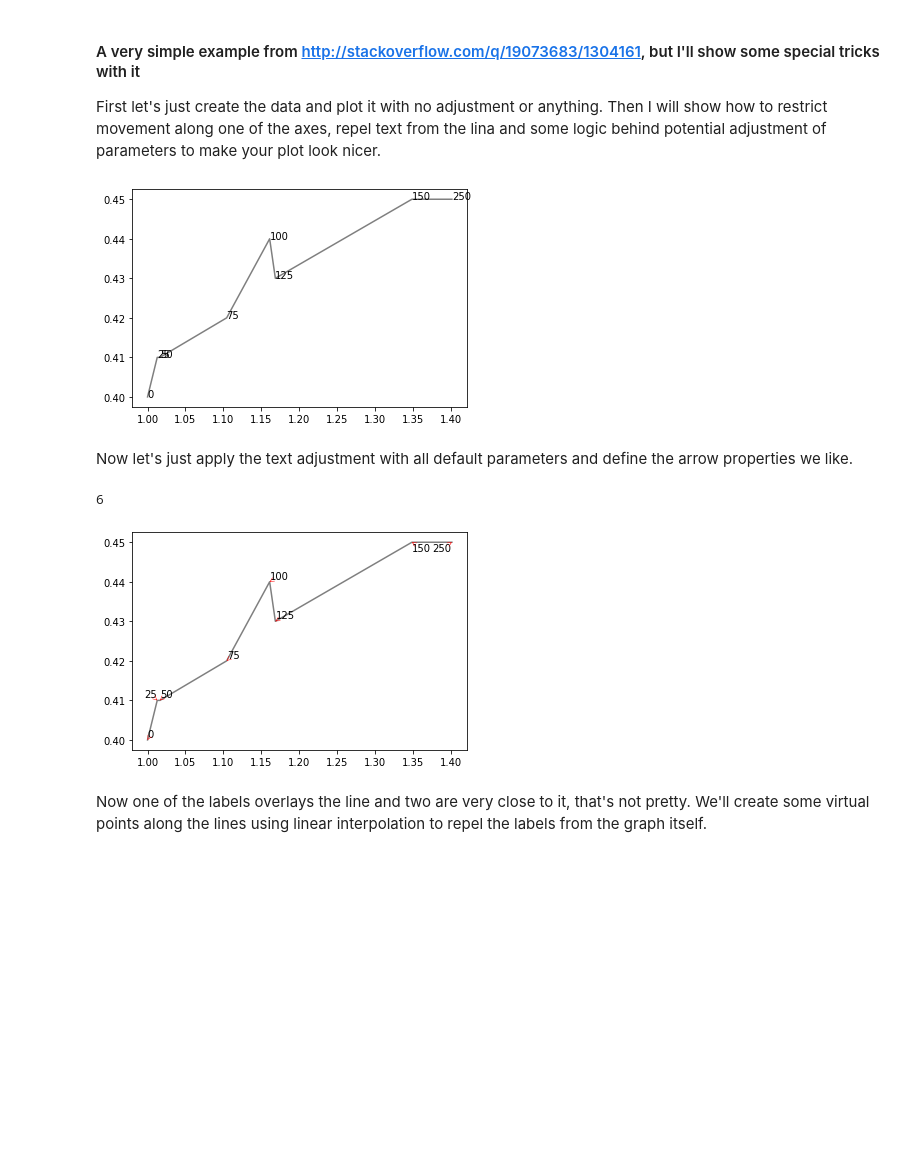
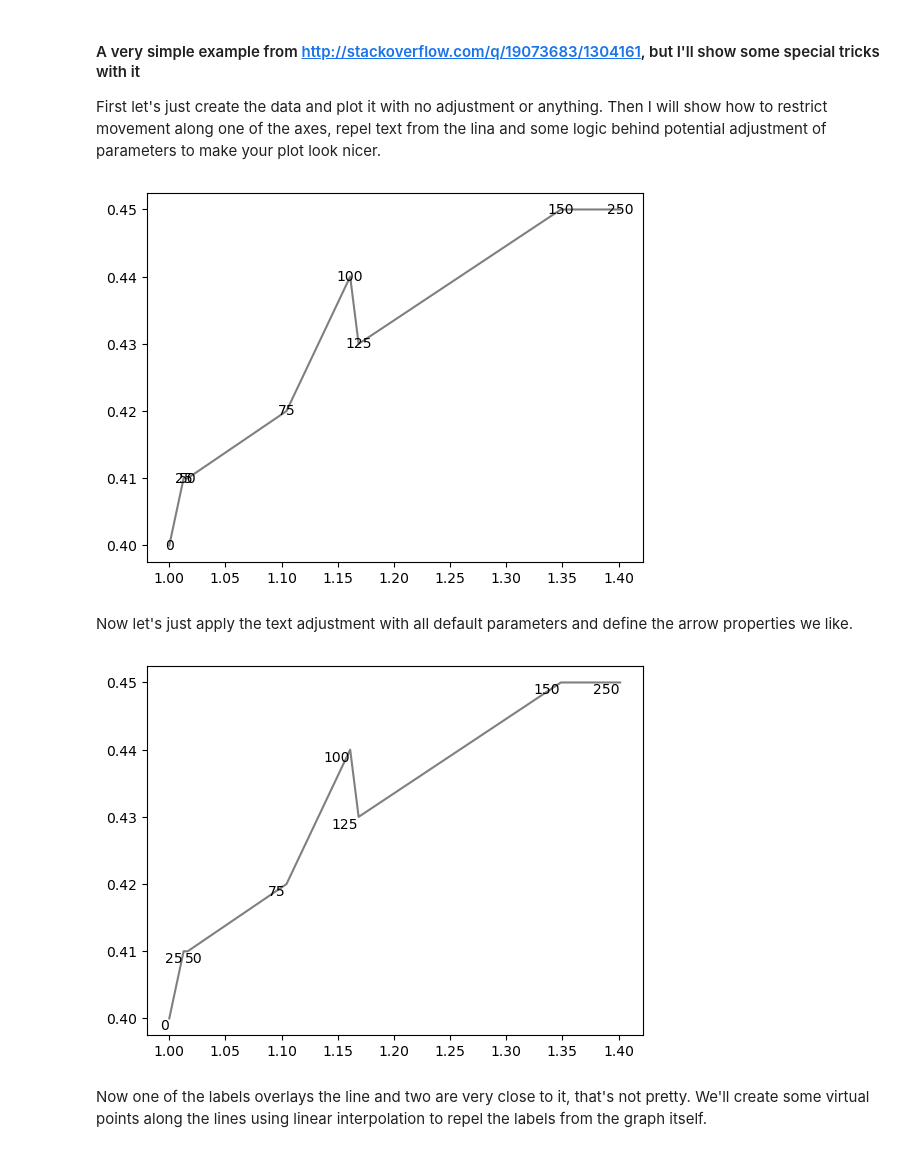
Before and after one commit to Phlya/adjustText, a Jupyter notebook: docs/source/Examples.ipynb, the cells around one changed output. Saved outputs shown, nothing was run; the diff lists cells and outputs as text; code cells hidden in the pictures; blank space fills up the shorter version.

```diff
--- a/docs/source/Examples.ipynb
+++ b/docs/source/Examples.ipynb
@@ -68,27 +64,26 @@ First let's just create the data and plot it with no adjustment or anything. The
 # %%
 together = [(0, 1.0, 0.4), (25, 1.0127692669427917, 0.41), (50, 1.016404709797609, 0.41), (75, 1.1043426359673716, 0.42), (100, 1.1610446924342996, 0.44), (125, 1.1685687930691457, 0.43), (150, 1.3486407784550272, 0.45), (250, 1.4013999168008104, 0.45)]
 together.sort()
 
 text = [x for (x,y,z) in together]
 eucs = [y for (x,y,z) in together]
 covers = [z for (x,y,z) in together]
 def plot_eucs_covers():
     plt.plot(eucs,covers,color="black", alpha=0.5)
     texts = []
     for xt, yt, s in zip(eucs, covers, text):
-        texts.append(plt.text(xt, yt, s))
+        texts.append(plt.text(xt, yt, s, ha='center', va='center'))
     return texts
 _ = plot_eucs_covers()
 # %% [output]
-[figure, old version]
+[figure, new version]
 # %% [markdown]
 Now let's just apply the text adjustment with all default parameters and define the arrow properties we like.
 # %%
 texts = plot_eucs_covers()
 adjust_text(texts, arrowprops=dict(arrowstyle="->", color='r', lw=0.5))
 # %% [output]
-6
-[figure, old version]
+[figure, new version]
 # %% [markdown]
 Now one of the labels overlays the line and two are very close to it, that's not pretty. We'll create some virtual points along the lines using linear interpolation to repel the labels from the graph itself.
 # %%
```
Also changed, not shown: parts of 20 cells of this notebook, 1 other file.
